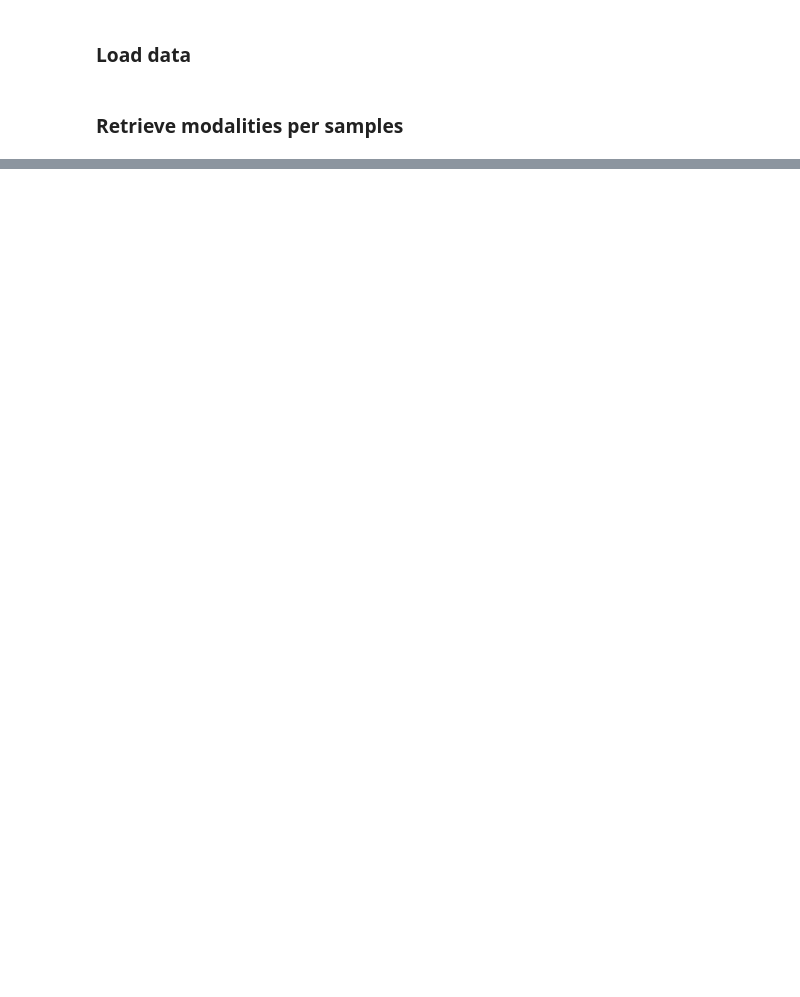
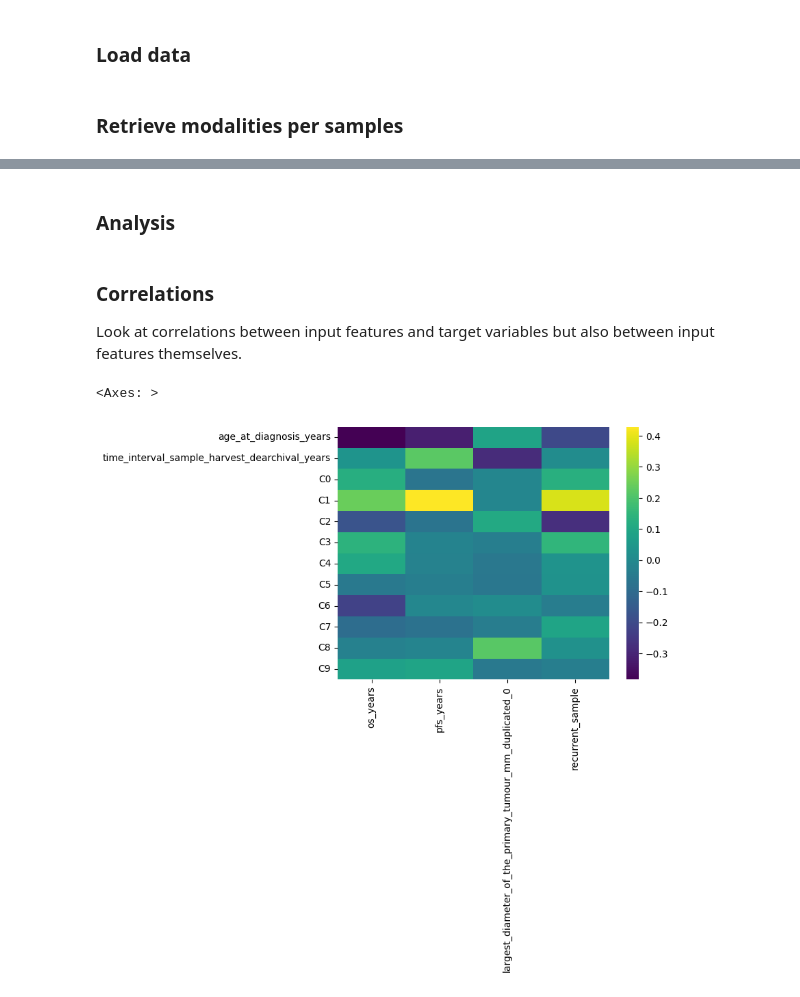
Before and after one commit to Tikings/gbm_hackathon, a Jupyter notebook: analysis/clinical_insights.ipynb, the cells around one changed output, grey strips where cells are left out. Drawn from its saved outputs; the diff is of its cells as text; code cells hidden in the pictures; blank space fills up the shorter version.

Commit message:
Added MCA contributions retrieval in pipeline_clinical and updated analysis notebook

```diff
--- a/analysis/clinical_insights.ipynb
+++ b/analysis/clinical_insights.ipynb
@@ -34,7 +44,7 @@ BUCKET_PROJECT = "ABSTRA_PROJECT_STORAGE_BUCKET"
 def fetch_path(env_var_name):
     return os.path.expandvars(f"${env_var_name}")
 
-S3_PATH_CLINICAL_EMB = fetch_path(BUCKET_PROJECT) + "embedding_V1/2025-03-30_12-28_clinical_emb_V1.pkl"
+S3_PATH_CLINICAL_EMB = fetch_path(BUCKET_PROJECT) + "embedding_V1/2025-03-30_14-23_clinical_emb_V1.pkl"
 S3_PATH_MODALITIES_PER_SAMPLES = fetch_path(BUCKET_MOSAIC) + "Data availibility per modality per sample.csv"
 S3_PATH_PROJECT = fetch_path(BUCKET_PROJECT)
 # %%
@@ -121,0 +98,24 @@ clinical_dict['dataset']
+# %% [markdown]
+### Analysis
+# %%
+id2row = clinical_dict['dataset']['id2row']
+X = clinical_dict['dataset']['X']
+Y = clinical_dict['dataset']['Y']
+features = clinical_dict['dataset']['features']
+targets = clinical_dict['dataset']['targets']
+per_mod_contributions = clinical_dict['dataset']['mca_contributions']
+# %%
+X_df = pd.DataFrame(X.numpy(), columns=features, index=list(id2row.keys()))
+Y_df = pd.DataFrame(Y.numpy(), columns=targets, index=list(id2row.keys()))
+dataset = pd.concat([X_df, Y_df], axis=1)
+# %% [markdown]
+### Correlations
+
+Look at correlations between input features and target variables but also between input features themselves.
+# %%
+corr = dataset.corr()
+
+sns.heatmap(corr[targets].loc[features], yticklabels=True, cmap='viridis')
+# %% [output]
+<Axes: >
+[figure, added]
```
Also changed, not shown: parts of 14 cells of this notebook, 1 other file.
